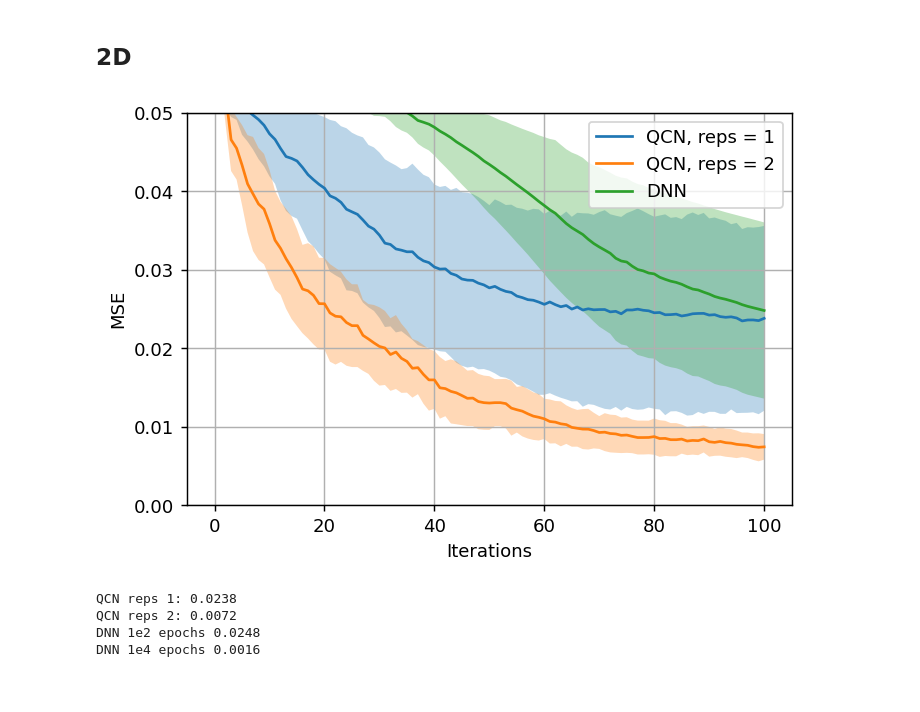
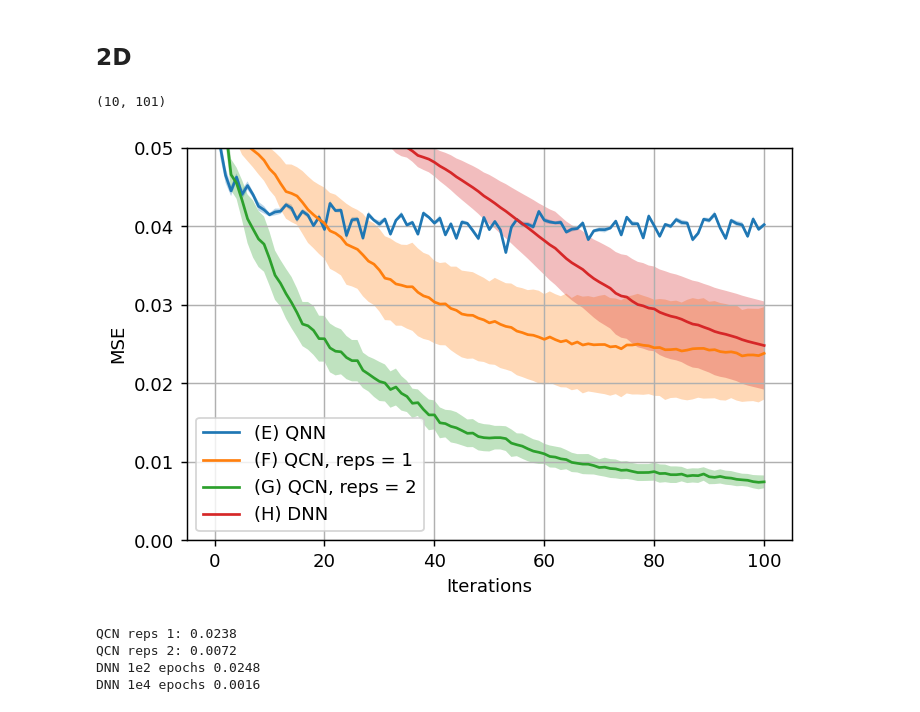
Before and after one commit to KristianWold/Master-Thesis, a Jupyter notebook: notebooks/analysis/Trainability, Analysis.ipynb, the cells around one changed output. Cells and saved outputs as stored; diff of their text form; code cells hidden in the pictures.

Commit message:
Add qnn to gaussian plot, noisy

```diff
--- a/notebooks/analysis/Trainability, Analysis.ipynb
+++ b/notebooks/analysis/Trainability, Analysis.ipynb
@@ -319,7 +316,9 @@ DNN 1e4 epochs 0.031
 # %% [markdown]
 ## 2D
 # %%
+qnn_list_qnn = loader(data_path("trainability_qnn_2D_noisy"))
 qnn_list1 = loader(data_path("trainability_qcn_2D_reps_1_noisy"))
+
 qnn_list2_1= loader(data_path("trainability_qcn_2D_reps_2_noisy"))
 qnn_list2_2 = loader(data_path("trainability_qcn_2D_reps_2_noisy_2"))
 qnn_list2_3 = loader(data_path("trainability_qcn_2D_reps_2_noisy_3"))
@@ -328,48 +327,57 @@ qnn_list2_4 = loader(data_path("trainability_qcn_2D_reps_2_noisy_4"))
 dnn_list1 = loader(data_path("trainability_dnn_2D_epochs_100"))
 dnn_list2 = loader(data_path("trainability_dnn_2D_epochs_10000"))
 # %%
+loss_qnn = np.array([qnn.loss for qnn in qnn_list_qnn])
+std_qnn = np.std(loss_qnn, axis=0)/2
+avg_qnn = np.mean(loss_qnn, axis=0)
+
 loss1 = np.array([qnn.loss for qnn in qnn_list1])
-std1 = np.std(loss1, axis=0)
+std1 = np.std(loss1, axis=0)/2
 avg1 = np.mean(loss1, axis=0)
 
 loss2_1 = np.array([qnn.loss for qnn in qnn_list2_1])
 loss2_2 = np.array([qnn.loss for qnn in qnn_list2_2])
 loss2_3 = np.array([qnn.loss for qnn in qnn_list2_3])
 loss2_4 = np.array([qnn.loss for qnn in qnn_list2_4])
-loss2 = np.concatenate([loss2_1, loss2_2, loss2_3, loss2_4], axis=1)
-std2 = np.std(loss2, axis=0)
+loss2 = np.concatenate([loss2_1, loss2_2, loss2_3, loss2_4], axis=1)[:,:101]
+std2 = np.std(loss2, axis=0)/2
 avg2 = np.mean(loss2, axis=0)
+print(loss2.shape)
 
 loss3 = np.array([dnn.loss for dnn in dnn_list1])
-std3 = np.std(loss3, axis=0)
+std3 = np.std(loss3, axis=0)/2
 avg3 = np.mean(loss3, axis=0)
 
 loss4 = np.array([dnn.loss for dnn in dnn_list2])
-std4 = np.std(loss4, axis=0)
+std4 = np.std(loss4, axis=0)/2
 avg4 = np.mean(loss4, axis=0)
+# %% [output]
+(10, 101)
 # %%
 alpha = 0.3
 epochs = list(range(101))
 
 fig=plt.figure(figsize=(6,4), dpi=130, facecolor='w', edgecolor='k')
 
+plt.fill_between(epochs, avg_qnn - std_qnn, avg_qnn + std_qnn, alpha=alpha)
 plt.fill_between(epochs, avg1 - std1, avg1 + std1, alpha=alpha)
-plt.fill_between(epochs, (avg2 - std2)[:101], (avg2 + std2)[:101], alpha=alpha)
+plt.fill_between(epochs, avg2 - std2, avg2 + std2, alpha=alpha)
 plt.fill_between(epochs, avg3 - std3, avg3 + std3, alpha=alpha)
+plt.plot(epochs, avg_qnn)
 plt.plot(epochs, avg1)
-plt.plot(epochs, avg2[:101])
+plt.plot(epochs, avg2)
 plt.plot(epochs, avg3[:101])
 
 plt.xlabel("Iterations")
 plt.ylabel("MSE")
-plt.legend(["QCN, reps = 1", "QCN, reps = 2", "DNN"])
+plt.legend(["(E) QNN", "(F) QCN, reps = 1", "(G) QCN, reps = 2", "(H) DNN"])
 plt.grid()
 plt.ylim([0, 0.05])
 plt.show()
 
 fig.savefig(image_path("2D_gaussian_data_fit_noisy.pdf"), bbox_inches='tight')
 # %% [output]
-[figure, old version]
+[figure, new version]
 # %%
 print(f"QCN reps 1: {avg1[-1]:.4f}")
 print(f"QCN reps 2: {avg2[-1]:.4f}")
```
Also changed, not shown: parts of 1 cell of this notebook, 3 other files.
